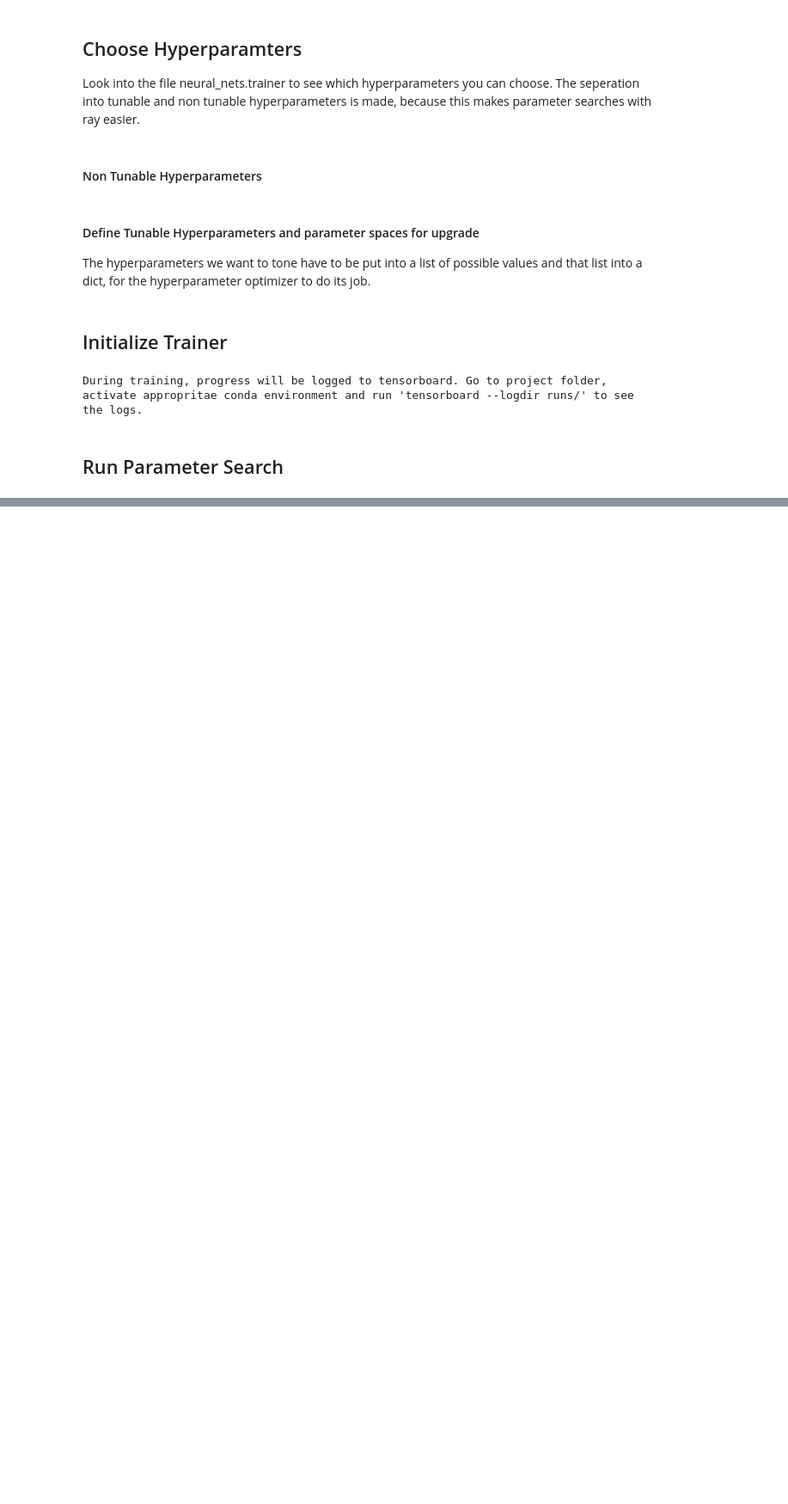
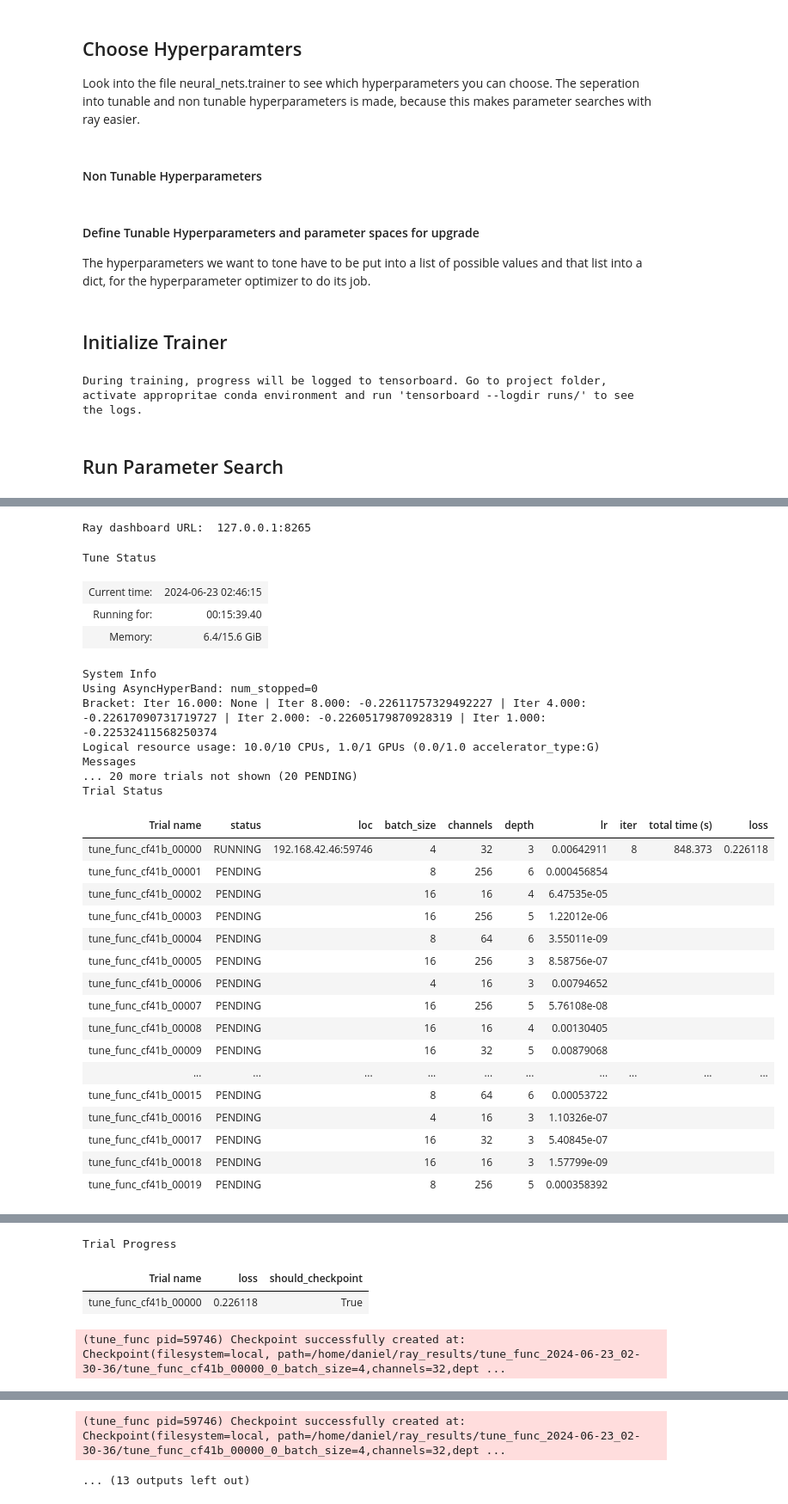
Before and after one commit to daniel-strauss/adlr_tactile_exploration, a Jupyter notebook: notebooks/example_usage_trainer_PARAM_SEARCH.ipynb, the cells around one changed output, grey strips where cells are left out. Shown: that part at 86% size. Cells and saved outputs as stored; diff of their text form; code cells hidden in the pictures; blank space fills up the shorter version.

```diff
--- a/notebooks/example_usage_trainer_PARAM_SEARCH.ipynb
+++ b/notebooks/example_usage_trainer_PARAM_SEARCH.ipynb
@@ -86,16 +80,17 @@ from neural_nets.trainer import NonTHparams
 
 nt_h = NonTHparams()
 nt_h.num_epochs = 50
-nt_h.train_prop = 0.97 # set way to high to make validation period short and make testing this search easier
+nt_h.train_prop = 0.9 # set way to high to make validation period short and make testing this search easier
 
 nt_h.print_log = True # to better see param search results
-nt_h.log_train_period = 1
-nt_h.log_val_period = 5 #set low to test this parameter search
+nt_h.log_train_period = 100
+nt_h.log_val_freq = 5 #int(nt_h.train_prop*len(dataset)/f)-1 #set low to test this parameter search
 # %% [markdown]
 #### Define Tunable Hyperparameters and parameter spaces for upgrade
 
 The hyperparameters we want to tone have to be put into a list of possible values and that list into a dict, for the hyperparameter optimizer to do its job.
 # %%
+import numpy as np
 import torch.nn as nn
 import torch.optim as optim
 
@@ -122,13 +117,16 @@ t_h.lr = 1e-4
 t_h.optimizer = optim.Adam
 t_h.loss_func = nn.BCELoss()
 
+
+image_resolution = dataset[0]['image'].shape[1]
+max_unet_depth = int(np.log2(image_resolution))
+
 # config is the set of params, that will be searched, they got to ghave the same key names, as variables in THparams
 config = {
-    "batch_size": tune.choice([2 ** i for i in range(1,5)]),
-    "depth": tune.choice([i for i in range(2,9)]),
-    "lr": tune.loguniform(1e-7, 1e-2),
-    "depth": tune.choice([2,3,4,5,6,7,8,9]),
-    "channels": tune.choice([2 ** i for i in range(2,7)])
+    "batch_size": tune.choice([2 ** i for i in range(2,5)]),
+    "lr": tune.loguniform(1e-9, 1e-2),
+    "depth": tune.choice([i for i in range(3,max_unet_depth+1-2)]),
+    "channels": tune.choice([2 ** i for i in range(4,9)])
 }
 # %% [markdown]
 ## Initialize Trainer
@@ -141,12 +139,19 @@ During training, progress will be logged to tensorboard. Go to project folder, a
 # %% [markdown]
 ## Run Parameter Search
 # %%
-num_samples=10
-max_num_epochs=3 # it is not num epochs, but how often we calculae val loss (we can also calc it mid epoch) todo: make it more logical
+import ray
+import GPUtil
+
+num_samples=40
+max_num_epochs=4*nt_h.log_val_freq # it is not num epochs, but how often we calculae val loss (we can also calc it mid epoch) todo: make it more logical
 gpus_per_trial = 1
 
 os.environ["RAY_CHDIR_TO_TRIAL_DIR"] = "0" # needed so that we still can load files using path relative to working directory,
                                            # as these fuckers change it
+ray.shutdown()
+context = ray.init(num_cpus=10)
+print("Ray dashboard URL: ", context.dashboard_url)
+
 
 scheduler = ASHAScheduler(
         metric="loss",
@@ -156,12 +161,18 @@ scheduler = ASHAScheduler(
         reduction_factor=2,
     )
 
+def tune_func(config):
+    tune.utils.wait_for_gpu(target_util=0.2)
+    trainer.train_from_dict(config)
+
 result = tune.run(
-        trainer.train_from_dict,
+        tune_func,
         resources_per_trial={"cpu": 10, "gpu": gpus_per_trial},
         config=config,
         num_samples=num_samples,
         scheduler=scheduler,
+
+        raise_on_failed_trial=False,
     )
 
 best_trial = result.get_best_trial("loss", "min", "last")
@@ -173,0 +185,29 @@ print(f"Best trial final validation accuracy: {best_trial.last_result['accuracy'
+Ray dashboard URL:  127.0.0.1:8265
+Tune Status
+| Current time: | 2024-06-23 02:46:15 |
+| Running for: | 00:15:39.40 |
+| Memory: | 6.4/15.6 GiB |
+System Info
+Using AsyncHyperBand: num_stopped=0
+Bracket: Iter 16.000: None | Iter 8.000: -0.22611757329492227 | Iter 4.000: -0.22617090731719727 | Iter 2.000: -0.22605179870928319 | Iter 1.000: -0.22532411568250374
+Logical resource usage: 10.0/10 CPUs, 1.0/1 GPUs (0.0/1.0 accelerator_type:G)
+Messages
+... 20 more trials not shown (20 PENDING)
+Trial Status
+| Trial name | status | loc | batch_size | channels | depth | lr | iter | total time (s) | loss |
+| tune_func_cf41b_00000 | RUNNING | 192.168.42.46:59746 | 4 | 32 | 3 | 0.00642911 | 8 | 848.373 | 0.226118 |
+| tune_func_cf41b_00001 | PENDING |  | 8 | 256 | 6 | 0.000456854 |  |  |  |
+| tune_func_cf41b_00002 | PENDING |  | 16 | 16 | 4 | 6.47535e-05 |  |  |  |
+| tune_func_cf41b_00003 | PENDING |  | 16 | 256 | 5 | 1.22012e-06 |  |  |  |
+| tune_func_cf41b_00004 | PENDING |  | 8 | 64 | 6 | 3.55011e-09 |  |  |  |
+| tune_func_cf41b_00005 | PENDING |  | 16 | 256 | 3 | 8.58756e-07 |  |  |  |
+| tune_func_cf41b_00006 | PENDING |  | 4 | 16 | 3 | 0.00794652 |  |  |  |
+| tune_func_cf41b_00007 | PENDING |  | 16 | 256 | 5 | 5.76108e-08 |  |  |  |
+| tune_func_cf41b_00008 | PENDING |  | 16 | 16 | 4 | 0.00130405 |  |  |  |
+| tune_func_cf41b_00009 | PENDING |  | 16 | 32 | 5 | 0.00879068 |  |  |  |
+| ... | ... | ... | ... | ... | ... | ... | ... | ... | ... |
+| tune_func_cf41b_00015 | PENDING |  | 8 | 64 | 6 | 0.00053722 |  |  |  |
+| tune_func_cf41b_00016 | PENDING |  | 4 | 16 | 3 | 1.10326e-07 |  |  |  |
+| tune_func_cf41b_00017 | PENDING |  | 16 | 32 | 3 | 5.40845e-07 |  |  |  |
+| tune_func_cf41b_00018 | PENDING |  | 16 | 16 | 3 | 1.57799e-09 |  |  |  |
+| tune_func_cf41b_00019 | PENDING |  | 8 | 256 | 5 | 0.000358392 |  |  |  |
@@ -173,0 +227,4 @@ print(f"Best trial final validation accuracy: {best_trial.last_result['accuracy'
+Trial Progress
+| Trial name | loss | should_checkpoint |
+| tune_func_cf41b_00000 | 0.226118 | True |
+(tune_func pid=59746) Checkpoint successfully created at: Checkpoint(filesystem=local, path=/home/daniel/ray_results/tune_func_2024-06-23_02-30-36/tune_func_cf41b_00000_0_batch_size=4,channels=32,dept ...
@@ -173,0 +246,2 @@ print(f"Best trial final validation accuracy: {best_trial.last_result['accuracy'
+(tune_func pid=59746) Checkpoint successfully created at: Checkpoint(filesystem=local, path=/home/daniel/ray_results/tune_func_2024-06-23_02-30-36/tune_func_cf41b_00000_0_batch_size=4,channels=32,dept ...
+... (13 outputs left out)
```
Also changed, not shown: parts of 4 cells of this notebook, 5 other files.
